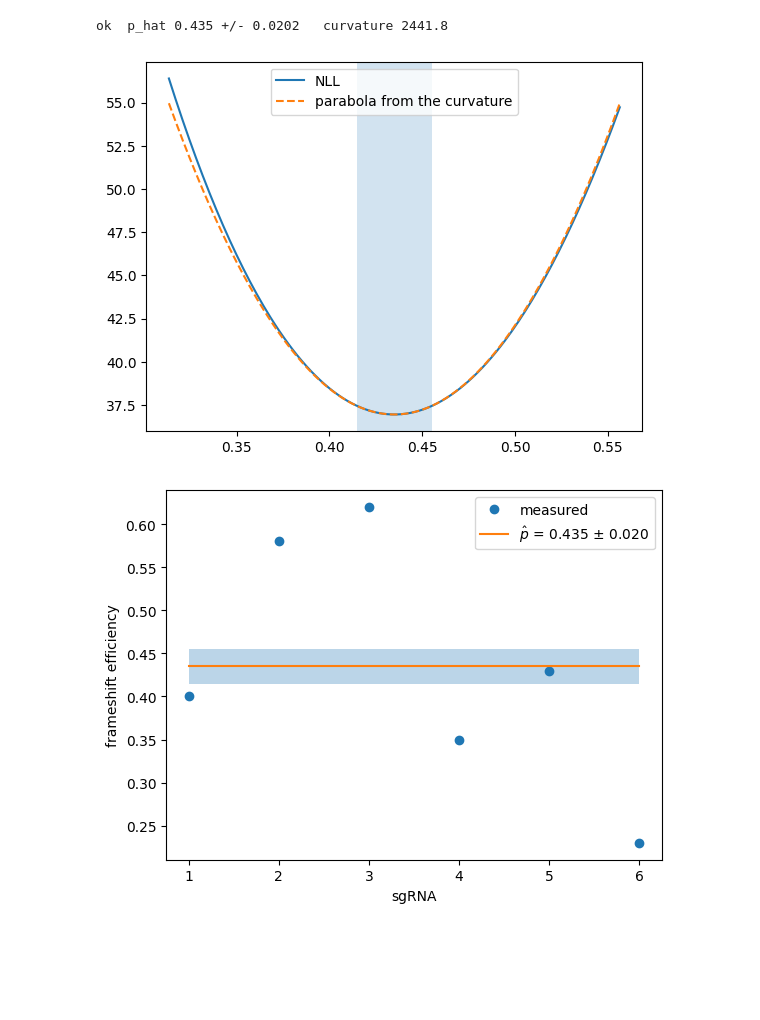
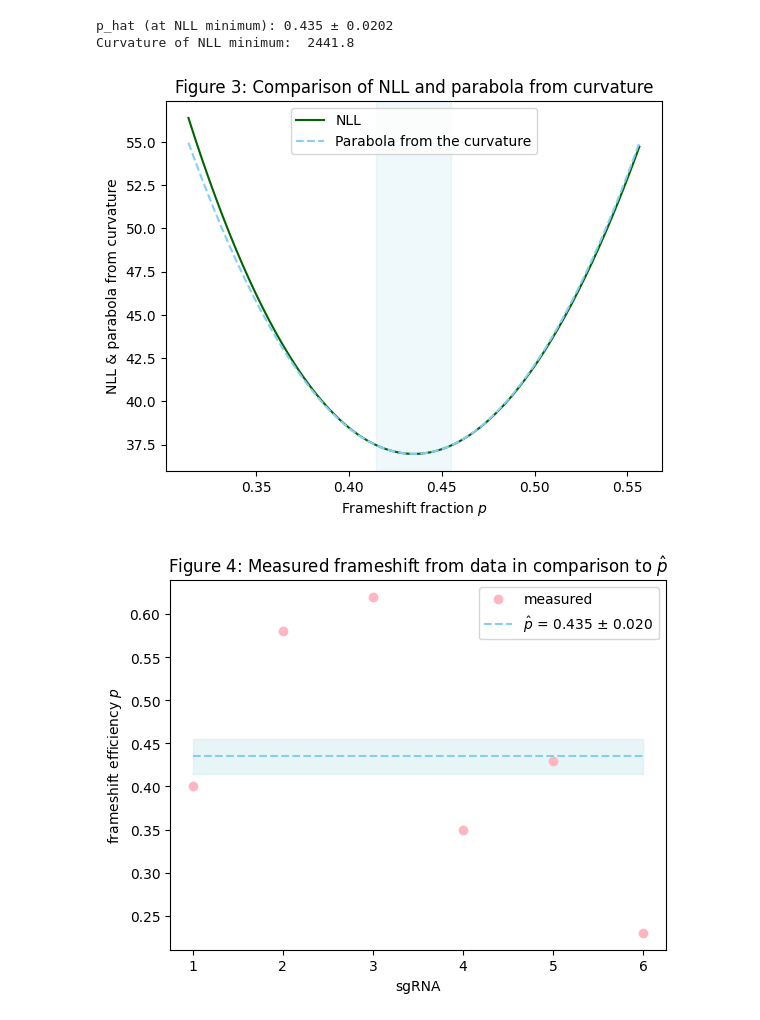
Before and after one commit to Clara3786/Project-Genome-Scale-CRISPR-Cas9-Knockout-Screening-in-Human-Cells, a Jupyter notebook: Project.ipynb, the cells around one changed output. Drawn from its saved outputs; the diff is of its cells as text; code cells hidden in the pictures; blank space fills up the shorter version.

Commit message:
Update of the project card & explanations of the code

```diff
--- a/Project.ipynb
+++ b/Project.ipynb
@@ -46,0 +76,6 @@ import matplotlib.pyplot as plt
+# %%
+# Read the data-file
+
+df = pd.read_csv("Project-Genome-Scale-CRISPR-Cas9-Knockout-Screening-in-Human-Cells/data.csv")
+
+df
@@ -47,6 +98,5 @@ import matplotlib.pyplot as plt
 # %%
-frameshift = [40, 58, 62, 35, 43, 23]
-inframe = [60, 42, 38, 65, 57, 77]
+# Functions for calculating the mean and the standard deviation
 
 def mean(values):
     """The sample mean, the sum over the list divided by its length."""
@@ -63,5 +113,5 @@ def std(values):
         total = total + (v - m) ** 2
     return (total / len(values)) ** 0.5
 
-print("Frameshift mean", round(mean(frameshift), 2), "Standard deviation", round(std(frameshift), 2))
+print("Frameshift mean of Figure S2", round(mean(percent_frameshift), 2), "\nFrameshift standard deviation", round(std(percent_frameshift), 2))
 # %% [output]
@@ -163,22 +207,30 @@ print(binomial(100, 0.5, 40))
 # %%
+# Function that retreives the index of the smallest value in a list and a function that calculates the negative log likelihood (NLL) for a given p
+
+def position_of_min(values):
+    """The position of the smallest value in the list."""
+    best = 0
+    for i in range(len(values)):
+        if values[i] < values[best]:
+            best = i
+    return best
 
 def nll(p):
-    """ Minus the log of the likelihood """
+    """ Minus the log of the likelihood. Calculates the nll for a candidate p with each number of frameshifts for every sgRNA """
     total = 0
 
     for frame in frameshift:
-      x = i/100
       total -= math.log(binomial(100, p, frame))
 
     return total
 
-grid = [0.2 + 0.001 * i for i in range(601)]
+grid = [0.2 + 0.001 * i for i in range(601)] # Creates a grid of possible p values between 0.2 and 0.8
 scores = [0.0] * len(grid)
 
-for i in range(len(grid)):
+for i in range(len(grid)): # Loops through the grid and calculates the nll for each p
   scores[i] = nll(grid[i])
 
-p_hat = grid[position_of_min(scores)]
+p_hat = grid[position_of_min(scores)] # Finds the smallest value of nll
 
-print(p_hat)
+print("Estimated p-value (p_hat) using the negative log likelihood of the binomial distribution:", round((p_hat), 3))
 # %% [output]
@@ -194,38 +248,48 @@ plt.show()
 # %%
+# To determine the certainty of the p_hat estimation we calculate the curvature
+
 h = 0.01
 
-curvature = (nll(p_hat+h) - 2*nll(p_hat) + nll(p_hat-h)) / h**2
-se_p = 1/(curvature**0.5)
+curvature = (nll(p_hat+h) - 2*nll(p_hat) + nll(p_hat-h)) / h**2 # estimated second derivative of nll minimum
+se_p = 1/(curvature**0.5) # Standard deviation of p_hat
+
+print("p_hat (at NLL minimum):", round(p_hat, 3), "±", round(se_p, 4))
+print("Curvature of NLL minimum: ", round(curvature, 1))
+# %% [output]
+p_hat (at NLL minimum): 0.435 ± 0.0202
+Curvature of NLL minimum:  2441.8
-# %%
-print("ok  p_hat", round(p_hat, 3), "+/-", round(se_p, 4), "  curvature", round(curvature, 1))
-# %% [output]
-ok  p_hat 0.435 +/- 0.0202   curvature 2441.8
 # %%
-near = [p_hat - 6 * se_p + 12 * se_p * i / 200 for i in range(201)]
+near = [p_hat - 6 * se_p + 12 * se_p * i / 200 for i in range(201)] # creates a range of p_hat ± 6 standard deviations
 
-plt.plot(near, [nll(p) for p in near], label="NLL")
+plt.plot(near, [nll(p) for p in near], label="NLL", color = "darkgreen")
 plt.plot(near, [nll(p_hat) + 0.5 * curvature * (p - p_hat) ** 2 for p in near], "--",
-         label="parabola from the curvature")
-plt.axvspan(p_hat - se_p, p_hat + se_p, alpha=0.2)
+         label="Parabola from the curvature",
+         color = "lightskyblue")
+plt.axvspan(p_hat - se_p, p_hat + se_p, alpha=0.2, color = "powderblue") # creates area of p_hat ± 1 standard deviation
+plt.ylabel("NLL & parabola from curvature")
+plt.xlabel("Frameshift fraction $p$")
+plt.title("Figure 3: Comparison of NLL and parabola from curvature")
 plt.legend()
 plt.show()
 # %% [output]
-[figure, old version]
+[figure, new version]
 # %%
-frameshift2 = [0.40, 0.58, 0.62, 0.35, 0.43, 0.23]
+# Here we see the downfall of our model
 
 p_hat_lst = [p_hat] * 6
 
 low = p_hat - se_p
 high = p_hat + se_p
 
-plt.plot(sgrna, frameshift2, "o", label="measured")
-plt.plot(sgrna, p_hat_lst, "-",
-         label=f"$\\hat p$ = {p_hat:.3f} $\\pm$ {se_p:.3f}")
-plt.fill_between(sgrna, low, high, alpha=0.3)
+plt.plot(sgrna, percent_frameshift, "o", label="measured", color = "lightpink")
+plt.plot(sgrna, p_hat_lst, "--",
+         label=f"$\\hat p$ = {p_hat:.3f} $\\pm$ {se_p:.3f}",
+         color = "skyblue")
+plt.fill_between(sgrna, low, high, alpha=0.3, color = "powderblue")
 plt.xlabel("sgRNA")
-plt.ylabel("frameshift efficiency")
+plt.ylabel("frameshift efficiency $p$")
+plt.title("Figure 4: Measured frameshift from data in comparison to $\\hat p$")
 plt.legend()
 plt.show()
 # %% [output]
-[figure, old version]
+[figure, new version]
```
Also changed, not shown: parts of 15 cells of this notebook.
